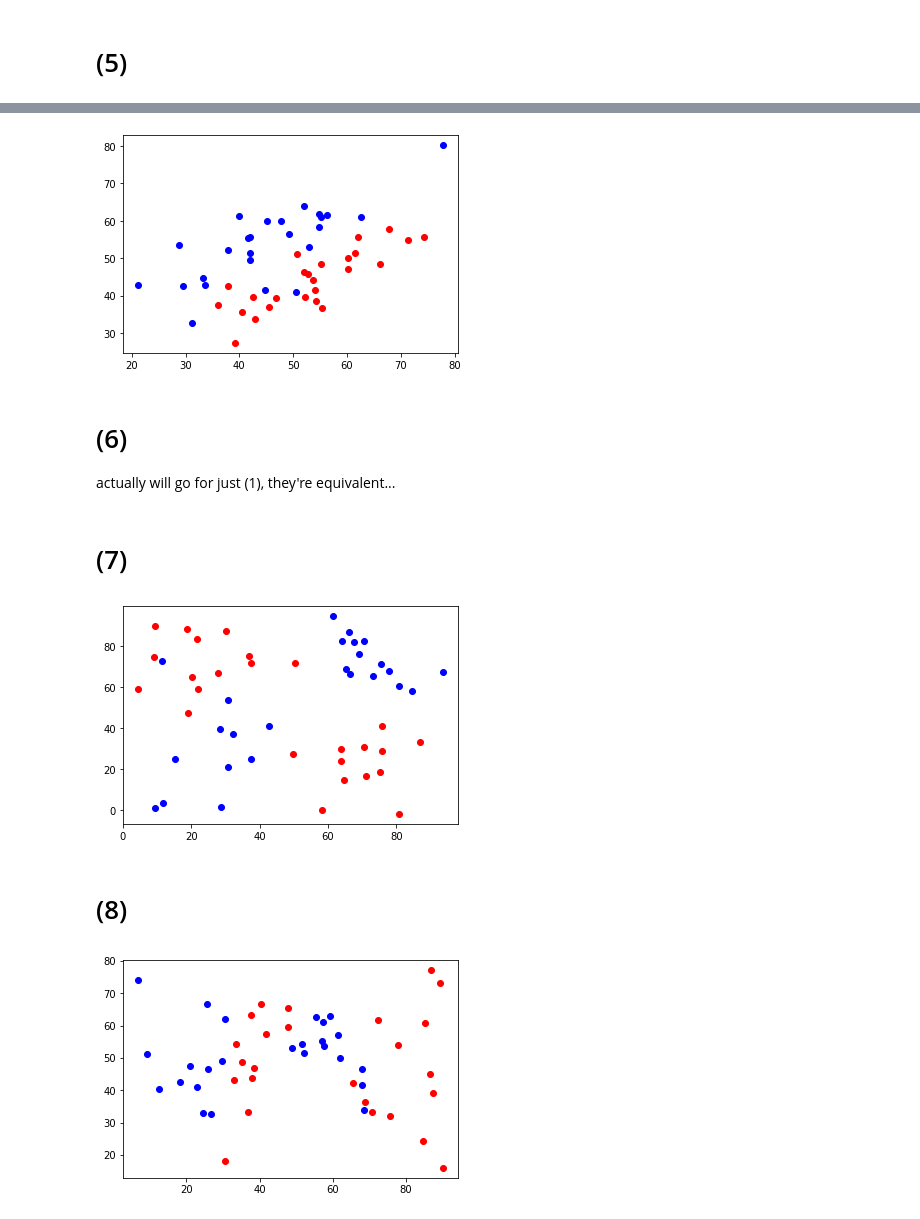
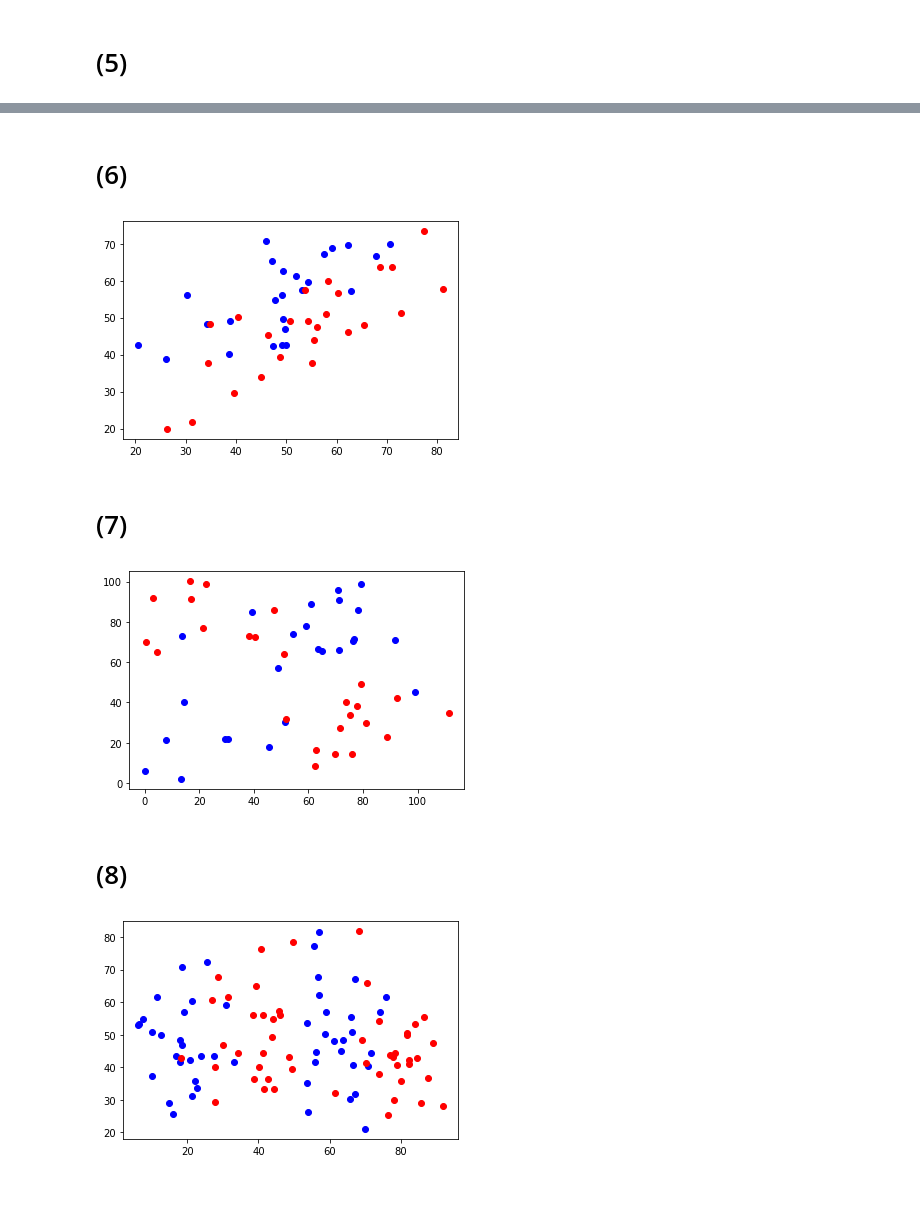
Before and after one commit to rovle/gpt3-in-context-fitting, a Jupyter notebook: classification_playground.ipynb, the cells around one changed output, grey strips where cells are left out. Saved outputs shown, nothing was run; the diff lists cells and outputs as text; code cells hidden in the pictures; blank space fills up the shorter version.

```diff
--- a/classification_playground.ipynb
+++ b/classification_playground.ipynb
@@ -70,28 +88,26 @@ plot_distributions(multivariate_normal.rvs([50, 50], [[var, 120], [120, var/2]],
+# %% [markdown]
+# (6)
 # %%
 var = 200
-plot_distributions(multivariate_normal.rvs([45, 55], [[var, 120], [120, var/2]], size=25),
-                    multivariate_normal.rvs([55, 45], [[var, 120], [120, var/2]], size=25))
+plot_distributions(multivariate_normal.rvs([45, 55], [[var, 120], [120, var/1.5]], size=25, random_state=42),
+                    multivariate_normal.rvs([55, 45], [[var, 120], [120, var/1.5]], size=25, random_state=43))
 # %% [output]
-[figure, old version]
+[figure, new version]
-# %% [markdown]
-# (6)
-
-actually will go for just (1), they're equivalent...
 # %% [markdown]
 # (7)
 # %%
 var = 200
 mixture1 = np.concatenate((
-                            multivariate_normal.rvs([25, 25], [[var, 0], [0, var]], size=25),
-                            multivariate_normal.rvs([75, 75], [[var, 0], [0, var]], size=25),
+                            multivariate_normal.rvs([25, 25], [[var, 0], [0, var]], size=25, random_state=42),
+                            multivariate_normal.rvs([75, 75], [[var, 0], [0, var]], size=25, random_state=43),
                         ))
 
 indices = np.random.choice(mixture1.shape[0], 25, replace=False)
 mixture_sample1 = mixture1[indices]
 
 mixture2 = np.concatenate((
-                            multivariate_normal.rvs([75, 25], [[var, 0], [0, var]], size=25),
-                            multivariate_normal.rvs([25, 75], [[var, 0], [0, var]], size=25),
+                            multivariate_normal.rvs([75, 25], [[var, 0], [0, var]], size=44),
+                            multivariate_normal.rvs([25, 75], [[var, 0], [0, var]], size=45),
                         ))
 
 indices = np.random.choice(mixture2.shape[0], 25, replace=False)
@@ -100,28 +116,28 @@ mixture_sample2 = mixture2[indices]
 plot_distributions(mixture_sample1,
                     mixture_sample2)
 # %% [output]
-[figure, old version]
+[figure, new version]
 # %% [markdown]
 # (8)
 # %%
 var = 200
 mixture1 = np.concatenate((
-                            multivariate_normal.rvs([20, 50], [[var/4, 0], [0, var]], size=25),
-                            multivariate_normal.rvs([60, 50], [[var/4, 0], [0, var]], size=25),
+                            multivariate_normal.rvs([20, 50], [[var/4, 0], [0, var]], size=25, random_state=42),
+                            multivariate_normal.rvs([60, 50], [[var/4, 0], [0, var]], size=25, random_state=43),
                         ))
 
-indices = np.random.choice(mixture1.shape[0], 25, replace=False)
+indices = np.random.choice(mixture1.shape[0], 50, replace=False)
 mixture_sample1 = mixture1[indices]
 
 mixture2 = np.concatenate((
-                            multivariate_normal.rvs([40, 50], [[var/4, 0], [0, var]], size=25),
-                            multivariate_normal.rvs([80, 50], [[var/4, 0], [0, var]], size=25),
+                            multivariate_normal.rvs([40, 50], [[var/4, 0], [0, var]], size=25, random_state=44),
+                            multivariate_normal.rvs([80, 50], [[var/4, 0], [0, var]], size=25, random_state=45),
                         ))
 
-indices = np.random.choice(mixture2.shape[0], 25, replace=False)
+indices = np.random.choice(mixture2.shape[0], 50, replace=False)
 mixture_sample2 = mixture2[indices]
 
 plot_distributions(mixture_sample1,
                     mixture_sample2)
 # %% [output]
-[figure, old version]
+[figure, new version]
```
Also changed, not shown: parts of 15 cells of this notebook, 4 other files.
